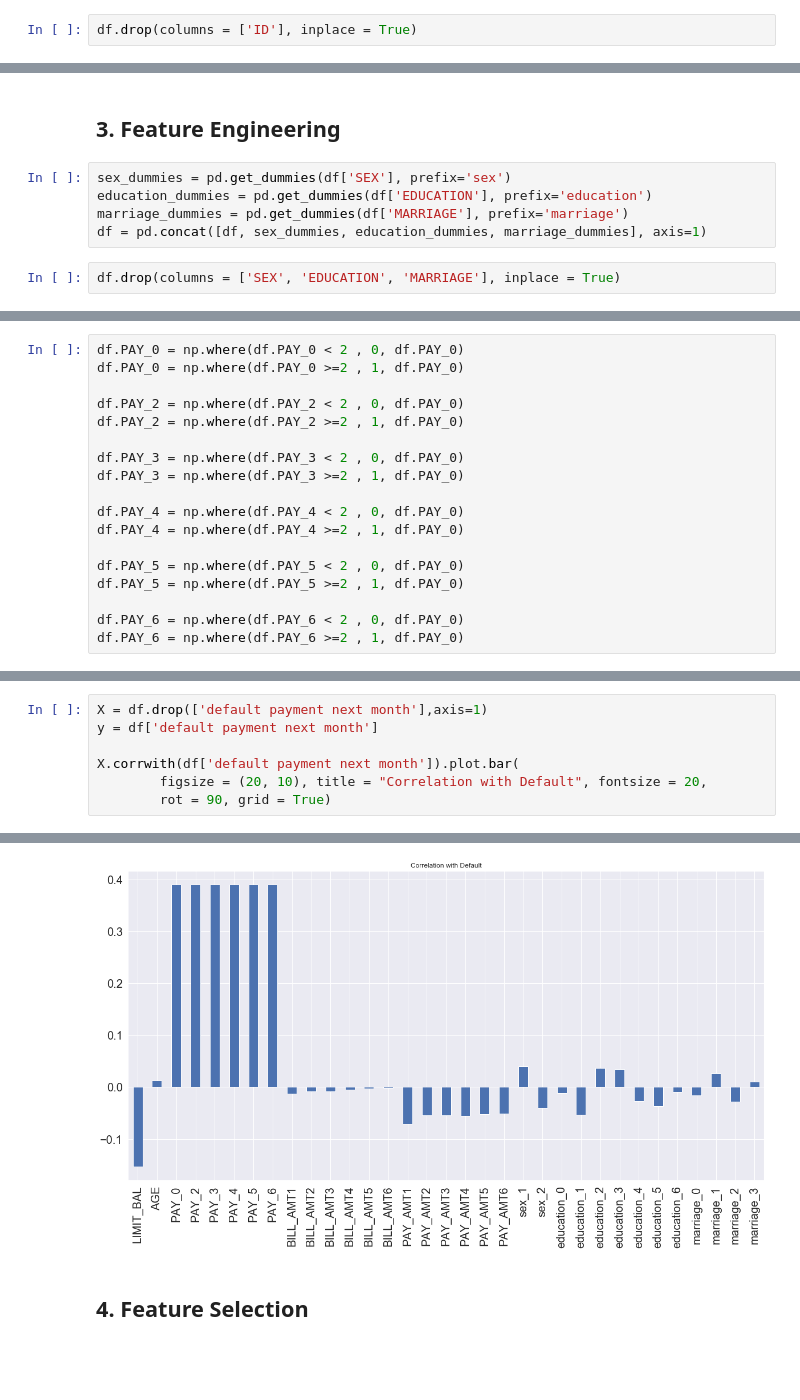
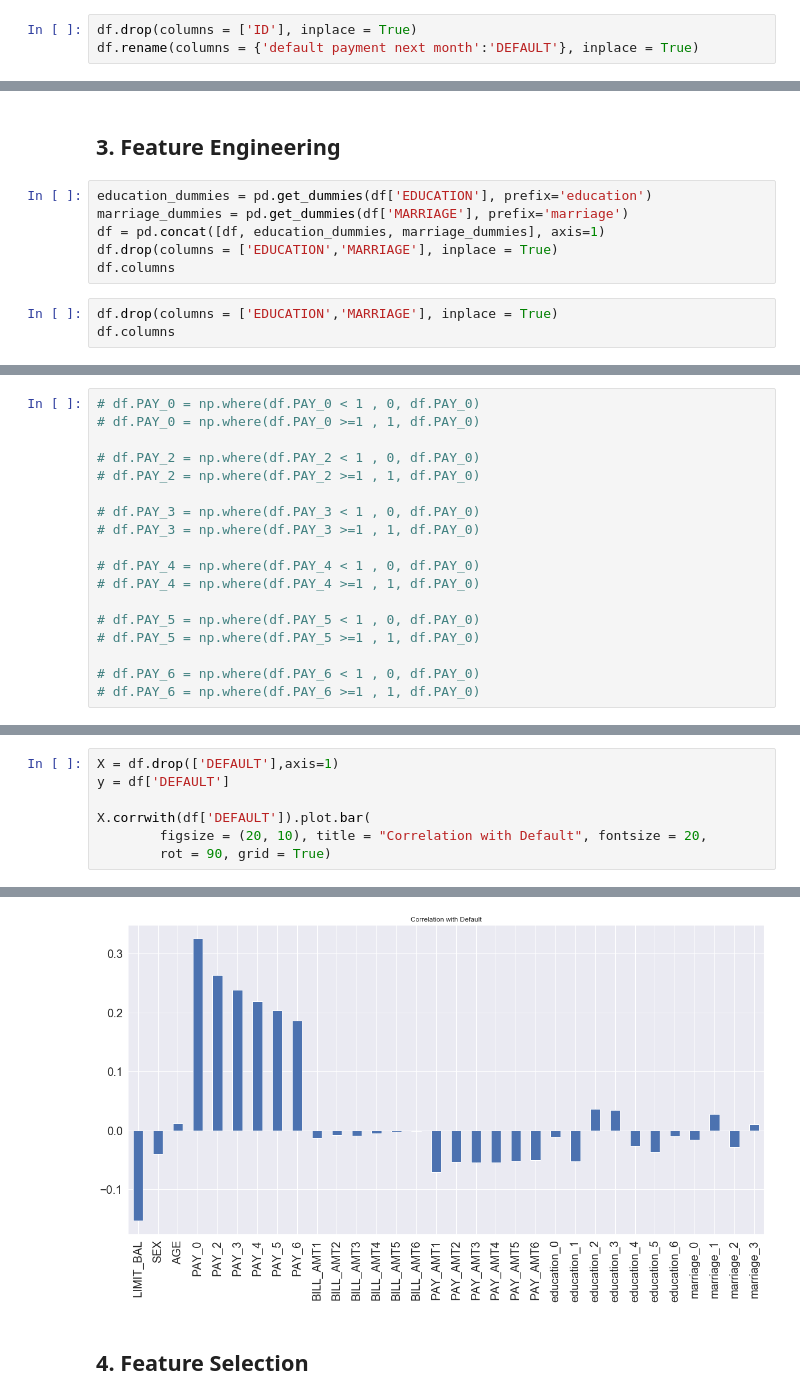
Before and after one commit to meaganlazer/CreditCard_Default_Predictions, a Jupyter notebook: Default_Credit.ipynb, the cells around one changed output, grey strips where cells are left out. Cells and saved outputs as stored; diff of their text form; blank space fills up the shorter version.

```diff
--- a/Default_Credit.ipynb
+++ b/Default_Credit.ipynb
@@ -88,2 +76,3 @@ memory usage: 4.6 MB
 # %%
 df.drop(columns = ['ID'], inplace = True)
+df.rename(columns = {'default payment next month':'DEFAULT'}, inplace = True)
@@ -112,9 +96,11 @@ df['AGE'].hist(bins=20)
 # %% [markdown]
 ## 3. Feature Engineering
 # %%
-sex_dummies = pd.get_dummies(df['SEX'], prefix='sex')
 education_dummies = pd.get_dummies(df['EDUCATION'], prefix='education')
 marriage_dummies = pd.get_dummies(df['MARRIAGE'], prefix='marriage')
-df = pd.concat([df, sex_dummies, education_dummies, marriage_dummies], axis=1)
+df = pd.concat([df, education_dummies, marriage_dummies], axis=1)
+df.drop(columns = ['EDUCATION','MARRIAGE'], inplace = True)
+df.columns
 # %%
-df.drop(columns = ['SEX', 'EDUCATION', 'MARRIAGE'], inplace = True)
+df.drop(columns = ['EDUCATION','MARRIAGE'], inplace = True)
+df.columns
@@ -157,18 +147,18 @@ sns.countplot(x="sex_1", data=df,hue="default payment next month", palette="mute
 # %%
-df.PAY_0 = np.where(df.PAY_0 < 2 , 0, df.PAY_0)
-df.PAY_0 = np.where(df.PAY_0 >=2 , 1, df.PAY_0)
+# df.PAY_0 = np.where(df.PAY_0 < 1 , 0, df.PAY_0)
+# df.PAY_0 = np.where(df.PAY_0 >=1 , 1, df.PAY_0)
 
-df.PAY_2 = np.where(df.PAY_2 < 2 , 0, df.PAY_0)
-df.PAY_2 = np.where(df.PAY_2 >=2 , 1, df.PAY_0)
+# df.PAY_2 = np.where(df.PAY_2 < 1 , 0, df.PAY_0)
+# df.PAY_2 = np.where(df.PAY_2 >=1 , 1, df.PAY_0)
 
-df.PAY_3 = np.where(df.PAY_3 < 2 , 0, df.PAY_0)
-df.PAY_3 = np.where(df.PAY_3 >=2 , 1, df.PAY_0)
+# df.PAY_3 = np.where(df.PAY_3 < 1 , 0, df.PAY_0)
+# df.PAY_3 = np.where(df.PAY_3 >=1 , 1, df.PAY_0)
 
-df.PAY_4 = np.where(df.PAY_4 < 2 , 0, df.PAY_0)
-df.PAY_4 = np.where(df.PAY_4 >=2 , 1, df.PAY_0)
+# df.PAY_4 = np.where(df.PAY_4 < 1 , 0, df.PAY_0)
+# df.PAY_4 = np.where(df.PAY_4 >=1 , 1, df.PAY_0)
 
-df.PAY_5 = np.where(df.PAY_5 < 2 , 0, df.PAY_0)
-df.PAY_5 = np.where(df.PAY_5 >=2 , 1, df.PAY_0)
+# df.PAY_5 = np.where(df.PAY_5 < 1 , 0, df.PAY_0)
+# df.PAY_5 = np.where(df.PAY_5 >=1 , 1, df.PAY_0)
 
-df.PAY_6 = np.where(df.PAY_6 < 2 , 0, df.PAY_0)
-df.PAY_6 = np.where(df.PAY_6 >=2 , 1, df.PAY_0)
+# df.PAY_6 = np.where(df.PAY_6 < 1 , 0, df.PAY_0)
+# df.PAY_6 = np.where(df.PAY_6 >=1 , 1, df.PAY_0)
@@ -180,13 +165,13 @@ sns.countplot(x="PAY_0", data=df,hue="default payment next month", palette="mute
 # %%
-X = df.drop(['default payment next month'],axis=1)
-y = df['default payment next month']
+X = df.drop(['DEFAULT'],axis=1)
+y = df['DEFAULT']
 
-X.corrwith(df['default payment next month']).plot.bar(
+X.corrwith(df['DEFAULT']).plot.bar(
         figsize = (20, 10), title = "Correlation with Default", fontsize = 20,
         rot = 90, grid = True)
 # %% [output]
 <matplotlib.axes._subplots.AxesSubplot at 0x...>
-[figure, old version]
+[figure, new version]
 # %% [markdown]
 ## 4. Feature Selection
 # %%
```
Also changed, not shown: parts of 75 cells of this notebook, 2 other files.
